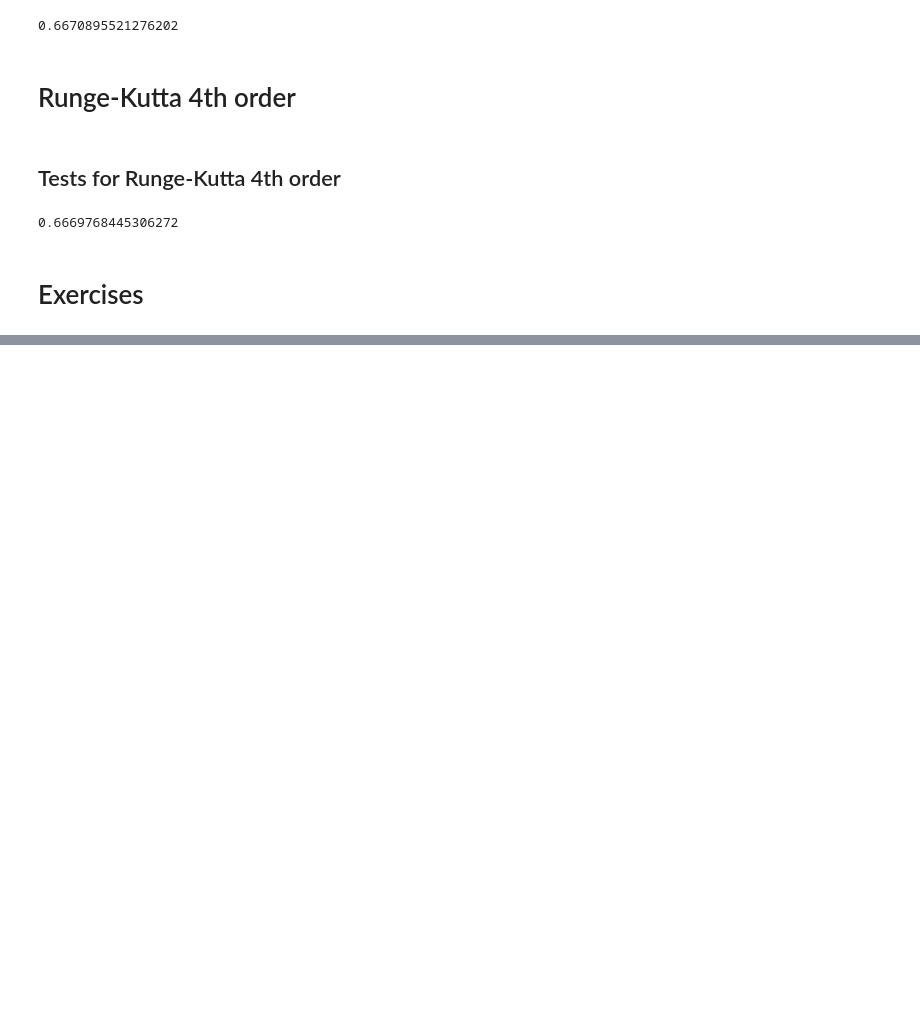
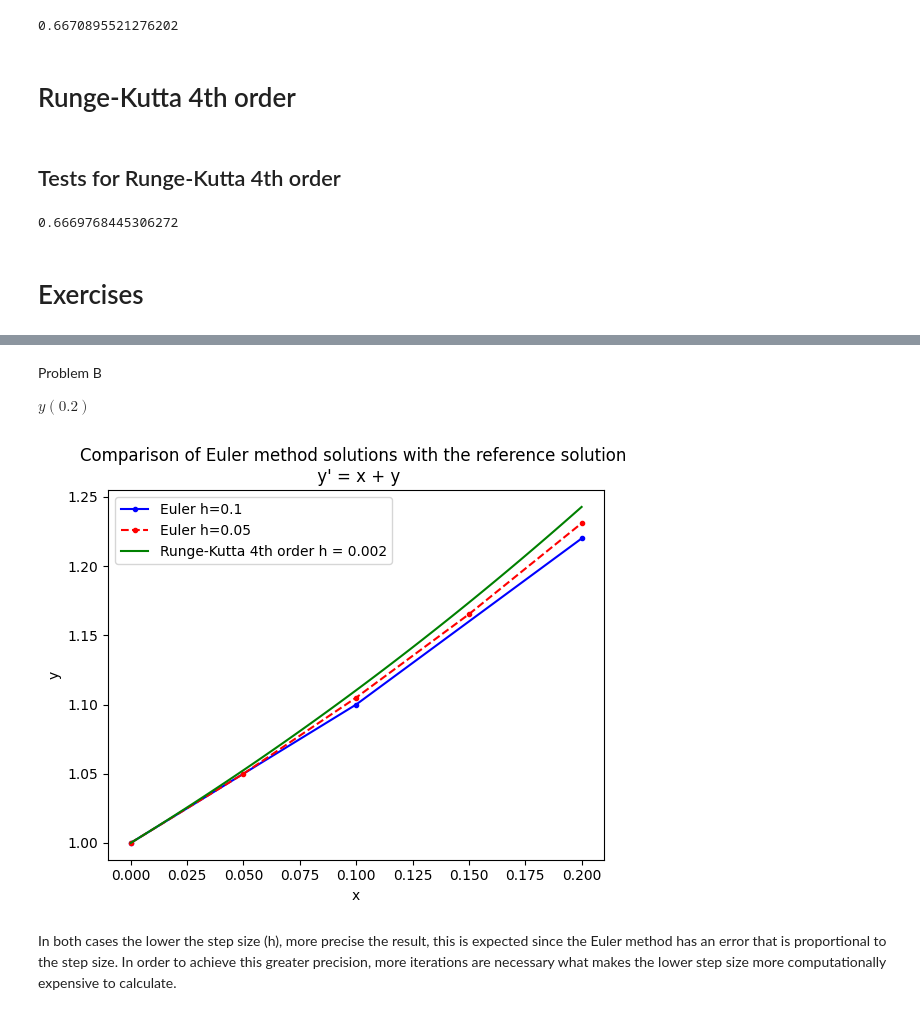
Before and after one commit to JelsonRodrigues/numeric_calculus, a Jupyter notebook: src/reports/4/book.ipynb, the cells around one changed output, grey strips where cells are left out. Saved outputs shown, nothing was run; the diff lists cells and outputs as text; code cells hidden in the pictures; blank space fills up the shorter version.

```diff
--- a/src/reports/4/book.ipynb
+++ b/src/reports/4/book.ipynb
@@ -211,0 +403,36 @@ runge_kutta_4th_order(f, x0, y0, h, n)
+# %% [markdown]
+Problem B
+
+$ y(0.2)$
+# %%
+def f(x, y):
+    return x + y
+
+t_end = 0.2
+
+# Solve the ODE using Euler's method for both h values
+h1 = 0.1
+x_values_h1, y_values_h1 = euler_method_modified(f, x0_f2, y0_f2, h1, int(t_end / h1))
+
+h2 = 0.05
+x_values_h2, y_values_h2 = euler_method_modified(f, x0_f2, y0_f2, h2, int(t_end / h2))
+
+# Solve the ODE using a more accurate numerical solver
+it = 100
+h = t_end / it
+runge_x, runge_y = runge_kutta_4th_order_modified(f, x0_f2, y0_f2, h, it)
+
+# Plotting
+plt.plot(x_values_h1, y_values_h1, 'b.-', label='Euler h=0.1')
+plt.plot(x_values_h2, y_values_h2, 'r.--', label='Euler h=0.05')
+plt.plot(runge_x, runge_y, 'g-', label=f'Runge-Kutta 4th order h = {h}')
+
+plt.xlabel('x')
+plt.ylabel('y')
+plt.legend()
+plt.title('Comparison of Euler method solutions with the reference solution \n y\' = x + y')
+plt.show()
+# %% [output]
+[figure, added]
+# %% [markdown]
+In both cases the lower the step size (h), more precise the result, this is expected since the Euler method has an error that is proportional to the step size. In order to achieve this greater precision, more iterations are necessary what makes the lower step size more computationally expensive to calculate.
```
Also changed, not shown: parts of 34 cells of this notebook.
